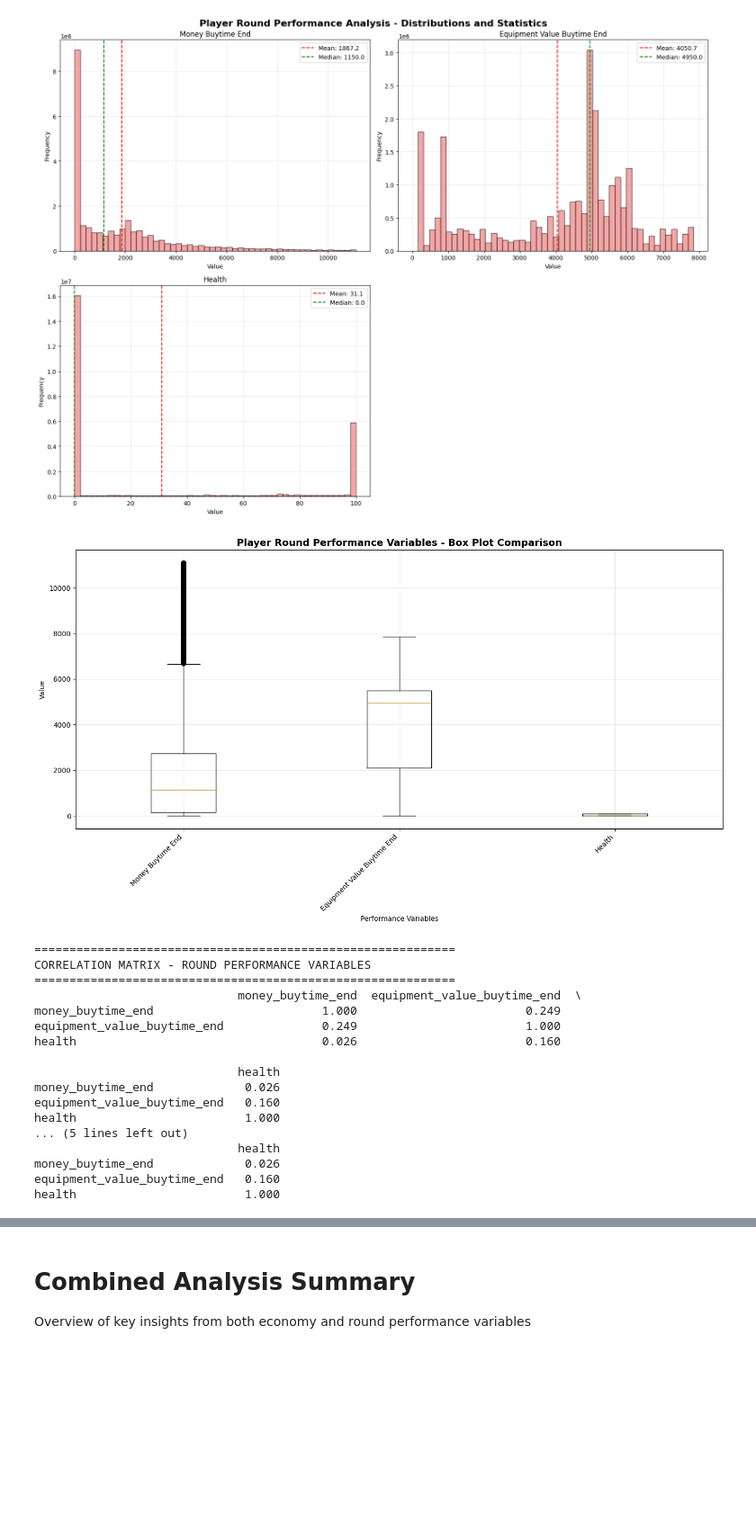
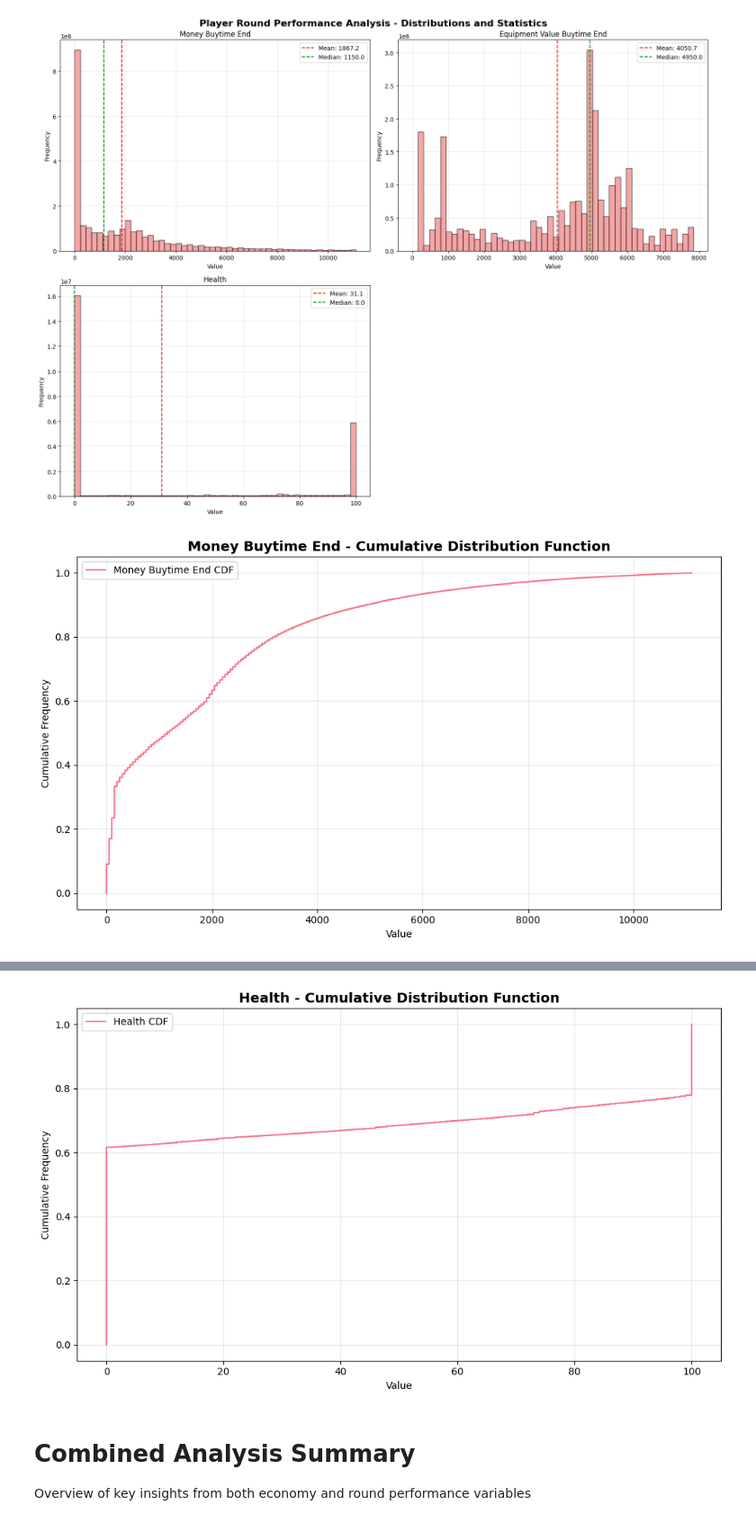
Before and after one commit to petz15/csgo_parser_analytics, a Jupyter notebook: descriptive_statistics.ipynb, the cells around one changed output, grey strips where cells are left out. Shown at 90% size. Drawn from its saved outputs; the diff is of its cells as text; code cells hidden in the pictures; blank space fills up the shorter version.

Commit message:
trying to create some statistics and distributions

```diff
--- a/descriptive_statistics.ipynb
+++ b/descriptive_statistics.ipynb
@@ -122,6 +118,6 @@ Retrieved 24,896,913 economy records
 # %%
 # Analyze economy variables
-economy_variables = ['money_spent', 'money_earned', 'saved_equipment_value']
+economy_variables = ['money_spent', 'money_earned', 'saved_equipment_value', 'money_start']
 
 print("=" * 80)
 print("PLAYER ECONOMY DESCRIPTIVE STATISTICS")
@@ -423,65 +406,30 @@ plt.show()
 # %% [output]
 [figure]
 # %%
-# Create detailed analysis for round performance variables
-plt.figure(figsize=(14, 8))
-
-# Prepare data for box plot
-box_data_round = []
-labels_round = []
-
+# Create separate CDF plots for each round performance variable
 for var in round_variables:
     clean_data = round_df[var].dropna()
     if len(clean_data) > 0:
         # Remove extreme outliers for visualization (except health)
         if var != 'health':
             q99 = np.percentile(clean_data, 99)
             clean_data_viz = clean_data[clean_data <= q99]
         else:
             clean_data_viz = clean_data
-        box_data_round.append(clean_data_viz)
-        labels_round.append(var.replace('_', ' ').title())
 
-# Create box plot
-plt.boxplot(box_data_round, labels=labels_round)
-plt.title('Player Round Performance Variables - Box Plot Comparison', fontsize=14, fontweight='bold')
-plt.xlabel('Performance Variables')
-plt.ylabel('Value')
-plt.xticks(rotation=45, ha='right')
-plt.grid(True, alpha=0.3)
-plt.tight_layout()
-plt.show()
+        # Sort data and calculate cumulative frequency
+        sorted_data = np.sort(clean_data_viz)
+        cumulative = np.arange(1, len(sorted_data) + 1) / len(sorted_data)
 
-# Correlation analysis
-print("\n" + "=" * 60)
-print("CORRELATION MATRIX - ROUND PERFORMANCE VARIABLES")
-print("=" * 60)
-round_corr = round_df[round_variables].corr()
-print(round_corr.round(3))
-
-# Heatmap of correlations
-plt.figure(figsize=(8, 6))
-sns.heatmap(round_corr, annot=True, cmap='coolwarm', center=0, square=True,
-            fmt='.3f', cbar_kws={'label': 'Correlation Coefficient'})
-plt.title('Round Performance Variables - Correlation Heatmap', fontsize=14, fontweight='bold')
-plt.tight_layout()
-plt.show()
+        # Plot CDF
+        plt.figure(figsize=(10, 6))
+        plt.plot(sorted_data, cumulative, label=f'{var.replace("_", " ").title()} CDF')
+        plt.title(f'{var.replace("_", " ").title()} - Cumulative Distribution Function', fontsize=14, fontweight='bold')
+        plt.xlabel('Value')
+        plt.ylabel('Cumulative Frequency')
+        plt.legend()
+        plt.grid(True, alpha=0.3)
+        plt.tight_layout()
+        plt.show()
 # %% [output]
-[figure, old version]
+[figure, new version]
-============================================================
-CORRELATION MATRIX - ROUND PERFORMANCE VARIABLES
-============================================================
-                             money_buytime_end  equipment_value_buytime_end  \
-money_buytime_end                        1.000                        0.249
-equipment_value_buytime_end              0.249                        1.000
-health                                   0.026                        0.160
-
-                             health
-money_buytime_end             0.026
-equipment_value_buytime_end   0.160
-health                        1.000
-... (5 lines left out)
-                             health
-money_buytime_end             0.026
-equipment_value_buytime_end   0.160
-health                        1.000
@@ -489,3 +437,4 @@ health                        1.000
+[figure, added]
 # %% [markdown]
 # Combined Analysis Summary
 Overview of key insights from both economy and round performance variables
```
Also changed, not shown: parts of 14 cells of this notebook, 4 other files.
